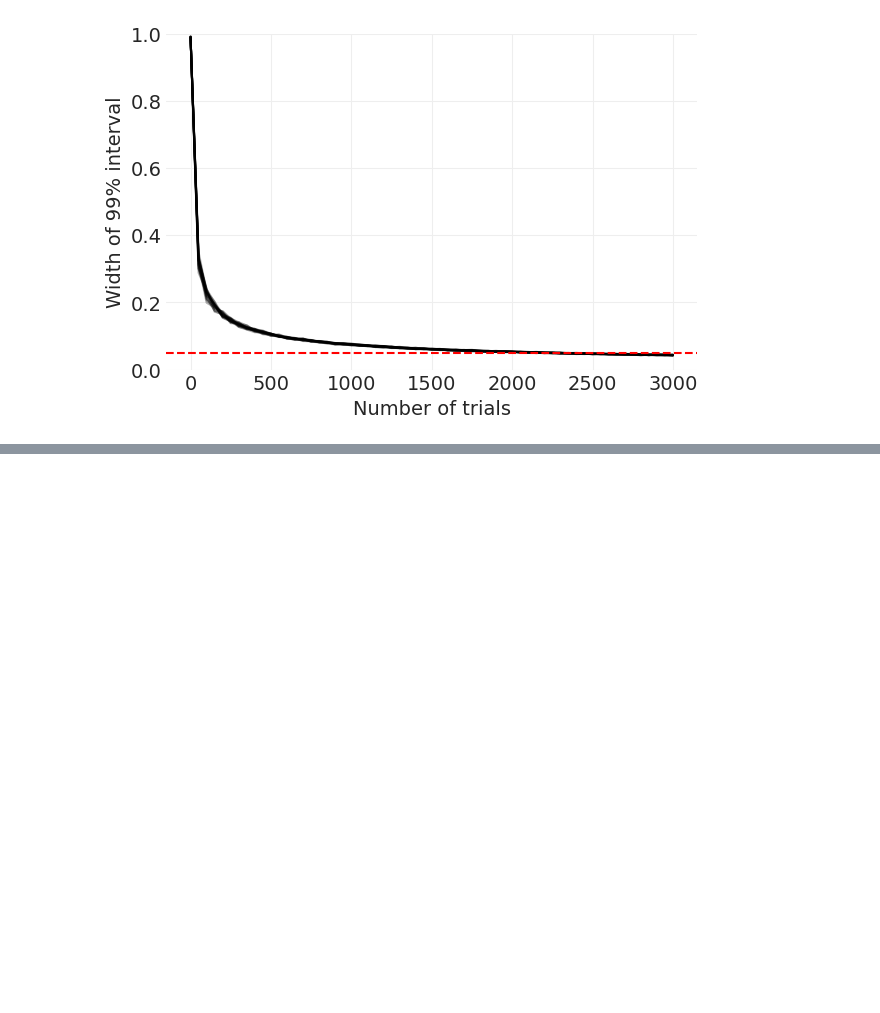
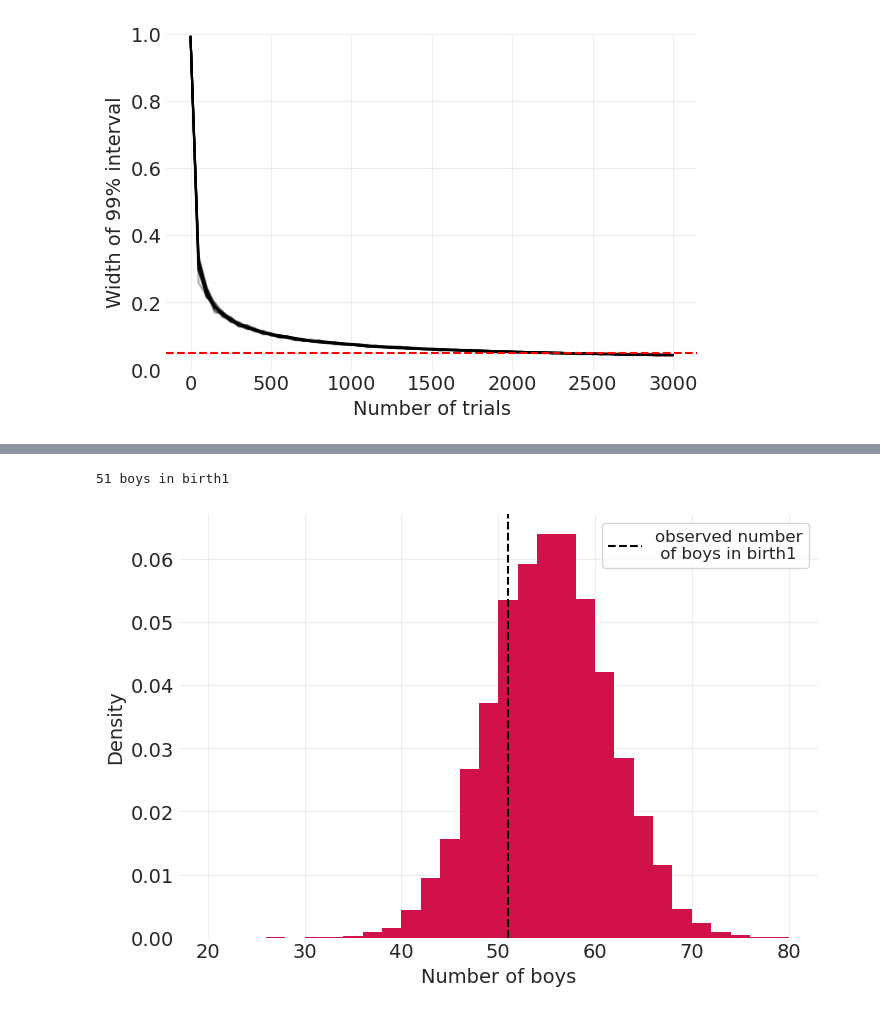
Before and after one commit to niksirbi/statistical-rethinking-2023, a Jupyter notebook: exercises/Lecture_02.ipynb, the cells around one changed output, grey strips where cells are left out. Cells and saved outputs as stored; diff of their text form; code cells hidden in the pictures; blank space fills up the shorter version.

```diff
--- a/exercises/Lecture_02.ipynb
+++ b/exercises/Lecture_02.ipynb
@@ -321,0 +435,14 @@ ax.set_ylabel("Width of 99% interval");
+# %%
+# Here we sample from the overall posterior (not the posterior for birth1)
+ppd_boy1 = binom.rvs(100, samples_boy_posterior, size=10_000, random_state=rng)
+# %%
+observed_boys_in_birth1 = birth1.sum()
+print(f"{observed_boys_in_birth1} boys in birth1")
+plt.hist(ppd_boy1, density=True, bins=np.arange(20, 81, 2))
+plt.axvline(observed_boys_in_birth1, color="k", linestyle="--", label="observed number\n of boys in birth1")
+plt.xlabel("Number of boys")
+plt.ylabel(density_ylabel)
+plt.legend();
+# %% [output]
+51 boys in birth1
+[figure, added]
```
Also changed, not shown: parts of 22 cells of this notebook.
